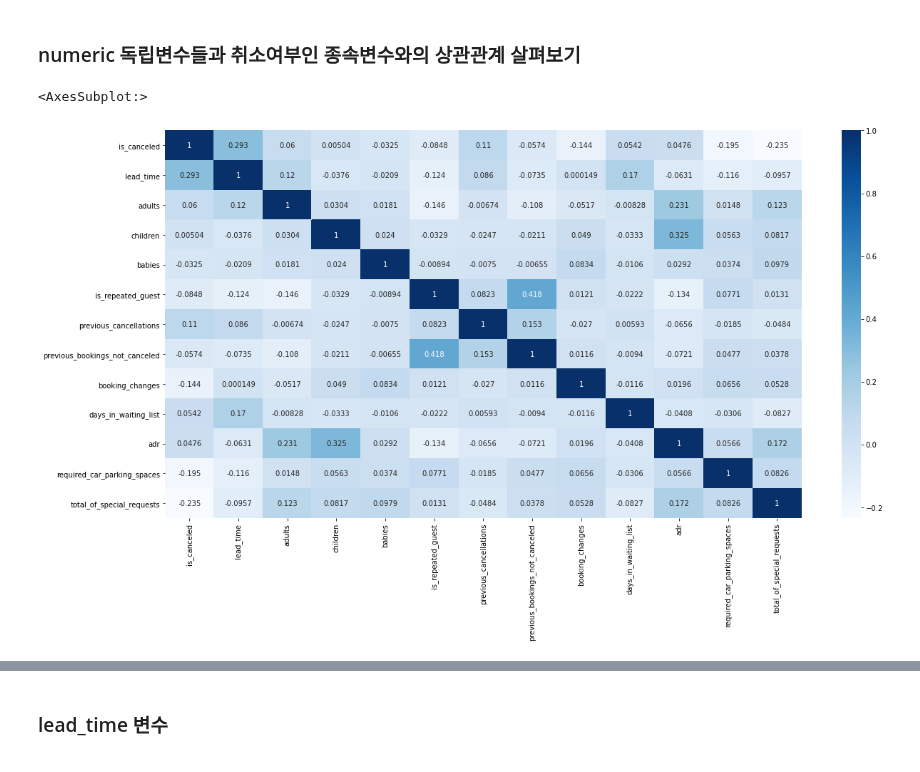
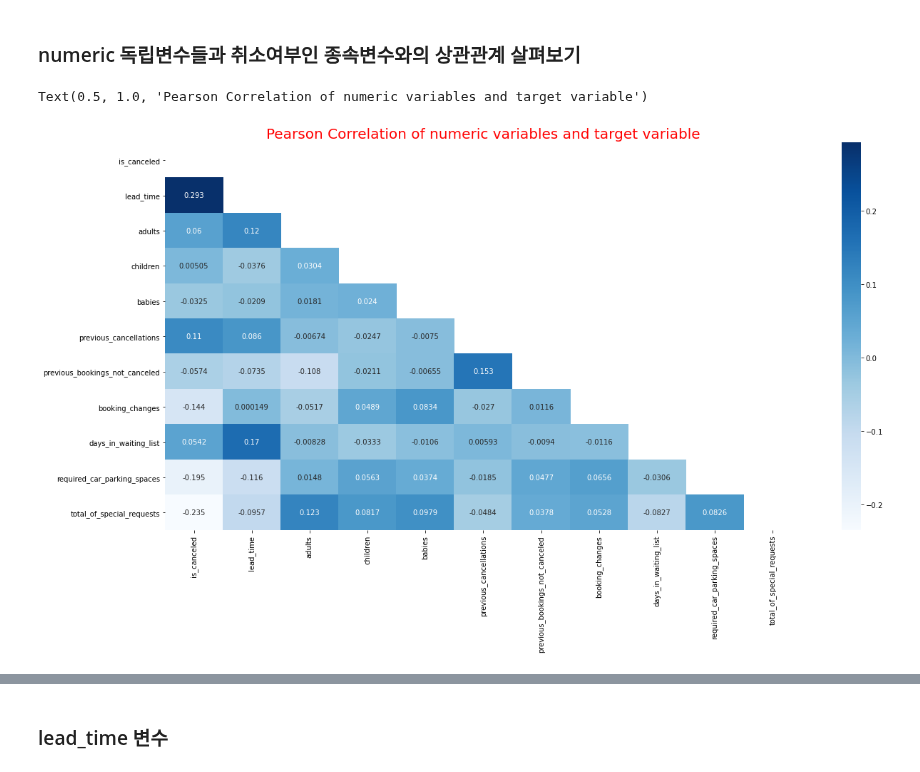
Before and after one commit to young-hun-jo/DataAnalysis, a Jupyter notebook: hotel_booking/prediction_modeling.ipynb, the cells around one changed output, grey strips where cells are left out. Saved outputs shown, nothing was run; the diff lists cells and outputs as text; code cells hidden in the pictures.

```diff
--- a/hotel_booking/prediction_modeling.ipynb
+++ b/hotel_booking/prediction_modeling.ipynb
@@ -113,11 +121,16 @@ hotel[numeric_cols].describe()
 # %%
 import matplotlib.pyplot as plt
 import seaborn as sns
+num_cols = ['is_canceled','lead_time','adults','children','babies',
+           'previous_cancellations','previous_bookings_not_canceled','booking_changes',
+           'days_in_waiting_list','required_car_parking_spaces','total_of_special_requests']
+numeric_df = hotel[num_cols]
+corr = numeric_df.corr()
+mask = np.triu(np.ones_like(corr, dtype=bool))
 
-numeric_df = hotel[numeric_cols]
-corr = numeric_df.corr()
 plt.figure(figsize=(20,10))
-sns.heatmap(corr, cmap='Blues', annot=True, fmt='.3g')
+sns.heatmap(corr, mask=mask, cmap='Blues', annot=True, fmt='.3g')
+plt.title('Pearson Correlation of numeric variables and target variable', fontsize=20, color='red')
 # %% [output]
-<AxesSubplot:>
+Text(0.5, 1.0, 'Pearson Correlation of numeric variables and target variable')
-[figure, old version]
+[figure, new version]
```
Also changed, not shown: parts of 33 cells of this notebook.
